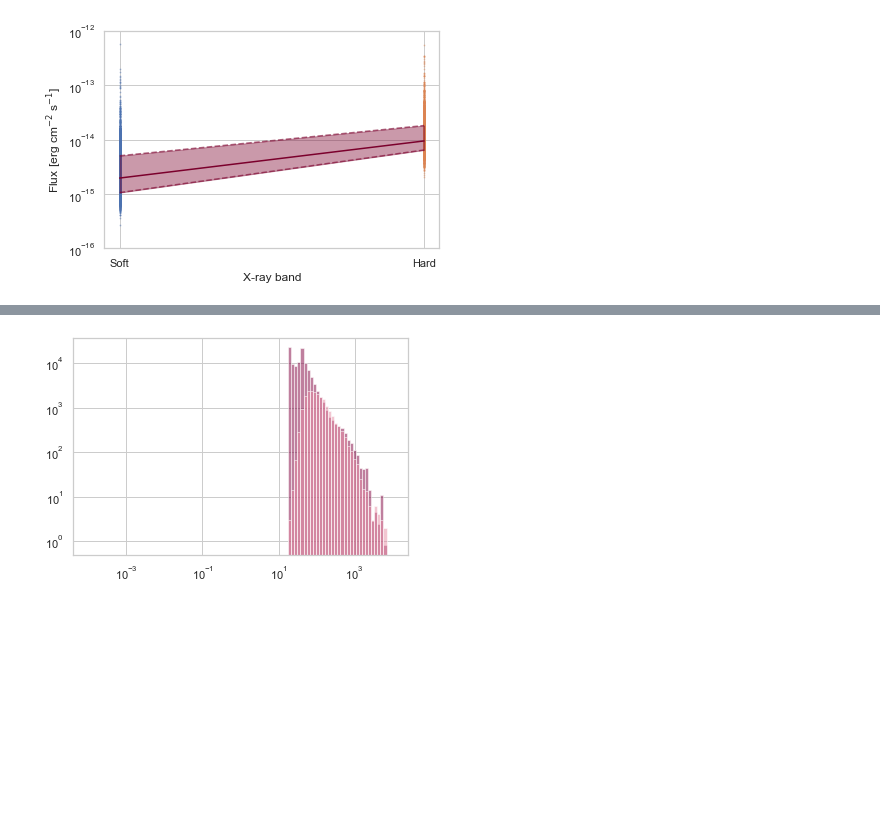
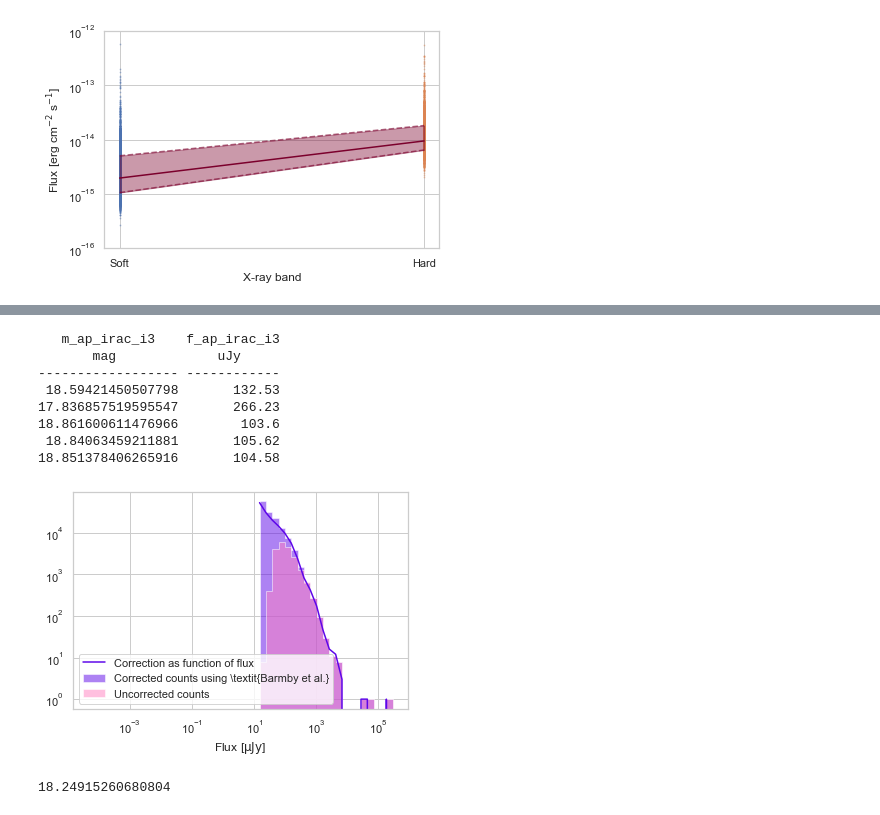
Before and after one commit to runburg/agn_lf, a Jupyter notebook: notebooks/seds.ipynb, the cells around one changed output, grey strips where cells are left out. Cells and saved outputs as stored; diff of their text form; code cells hidden in the pictures; blank space fills up the shorter version.

```diff
--- a/notebooks/seds.ipynb
+++ b/notebooks/seds.ipynb
@@ -169,13 +175,18 @@ fig.savefig('./output/sed_xray.png')
 [figure]
 # %%
 tab = table.Table(catalog)
-mags = tab['m_ap_irac_i3'] - 2.5 * np.log10(tab['f_ap_irac_i3']/tab['f_ap_irac_i2'])
+
+# shift i3 to i2 mags
+mags = tab['m_ap_irac_i3'] #- 2.5 * np.log10(tab['f_ap_irac_i3']/tab['f_ap_irac_i2'])
+
 fig, ax = plt.subplots()
-bins = np.logspace(1, 1.5, num=100)
-histo, bins, _ = ax.hist(mags.filled().data, bins=bins, color='xkcd:pig pink')
-ashby = np.loadtxt('./data/ashby_uds_corrected_counts.csv', delimiter=',').T
-match_lower = 0.6
-ax.plot(ashby[0], ashby[1] * match_lower)
+bins = np.linspace(10, 35, num=50)
+histo, bins, _ = ax.hist(mags.filled().data, bins=bins, color='b', histtype='stepfilled', alpha=0.8)
+# ashby = np.loadtxt('./data/ashby_uds_corrected_counts.csv', delimiter=',').T
+ashby = np.loadtxt('./data/barmby_ir_counts_58.csv', delimiter=',').T
+match_lower = 0.8
+mag_shift = 1.3
+ax.plot(ashby[0] - mag_shift, ashby[1] * match_lower)
 ax.set_yscale('log')
 # ax.set_xscale('log')
 # %% [output]
@@ -183,10 +194,14 @@ ax.set_yscale('log')
 # %%
-ashby_fn = intp(ashby[0], ashby[1] * match_lower, kind='quadratic', fill_value=1, bounds_error=False)
+ashby_fn = intp(ashby[0] - mag_shift, ashby[1] * match_lower, kind='nearest', fill_value=ashby[1, -1]*match_lower, bounds_error=False)
 bin_centers = (bins[1:] + bins[:-1]) / 2
+# bin_centers = bins[:-1]
+uncorrected_mags = (bin_centers < ashby[0][0] - mag_shift) #| (bin_centers > ashby[0][-1] - mag_shift)
 correction_coeffs = histo / ashby_fn(bin_centers)
+correction_coeffs[uncorrected_mags] = 1
 # print(correction_coeffs)
-crctn_fn = intp(bin_centers, correction_coeffs, bounds_error=False, fill_value=1)
-# ax.plot(bin_centers, histo/correction_coeffs, color='xkcd:wine')
-ax.hist(mags.filled().data, bins=bins, color='xkcd:wine', alpha=0.5, weights=1/crctn_fn(mags.filled().data))
+crctn_fn = intp(bin_centers, correction_coeffs, kind='nearest', bounds_error=False, fill_value='extrapolate')
+ax.plot(bin_centers, histo/correction_coeffs, color='xkcd:wine')
+ax.hist(mags.filled().data, bins=bins, color='xkcd:wine', alpha=0.5, weights=1/crctn_fn(mags.filled().data), histtype='stepfilled')
 fig
+# correction_coeffs
 # %% [output]
@@ -194,10 +218,30 @@ fig
+# %%
+bin_fluxes = 3631 * 10**(bin_centers / -2.5) * 1e6
 # %%
 fig, ax = plt.subplots()
 corrected_fluxes = tab['f_ap_irac_i3'].filled().data #/ crctn_fn(tab['m_ap_irac_i3'].filled().data)
-bins = np.logspace(-4, 4, num=100)
-ax.hist(corrected_fluxes, color='xkcd:wine', alpha=0.5, bins=bins, weights=1/crctn_fn(mags.filled().data))
-ax.hist(tab['f_ap_irac_i3'].filled().data, color='xkcd:pig pink', alpha=0.5, bins=bins)
+# bins = np.logspace(-4, 4, num=200)
+ax.hist(corrected_fluxes, color="xkcd:blue violet", alpha=0.5, bins=np.flip(bin_fluxes), weights=1/crctn_fn(mags.filled().data), histtype='stepfilled', label=r'Corrected counts using \textit{Barmby et al.}')
+ax.plot(bin_fluxes, histo/correction_coeffs, color="xkcd:blue violet", label='Correction as function of flux')
+ax.hist(tab['f_ap_irac_i3'].filled().data, color='xkcd:pink', alpha=0.5, bins=np.flip(bin_fluxes), histtype='stepfilled', label='Uncorrected counts')
 ax.set_xscale('log')
+ax.set_xlabel(r'Flux [$\mathrm{\mu Jy}$]')
 ax.set_yscale('log')
+# ax.set_ylabel('AGN')
+ax.legend()
+fig.savefig('./output/paper_plots/corrected_fluxes.pdf')
+print(tab[0:5]['m_ap_irac_i3', 'f_ap_irac_i3'])
 # %% [output]
+   m_ap_irac_i3    f_ap_irac_i3
+       mag             uJy
+------------------ ------------
+ 18.59421450507798       132.53
+17.836857519595547       266.23
+18.861600611476966        103.6
+ 18.84063459211881       105.62
+18.851378406265916       104.58
-[figure, old version]
+[figure, new version]
+# %%
+ashby[0][0]
+# %% [output]
+18.24915260680804
```
Also changed, not shown: parts of 16 cells of this notebook, 15 other files.
